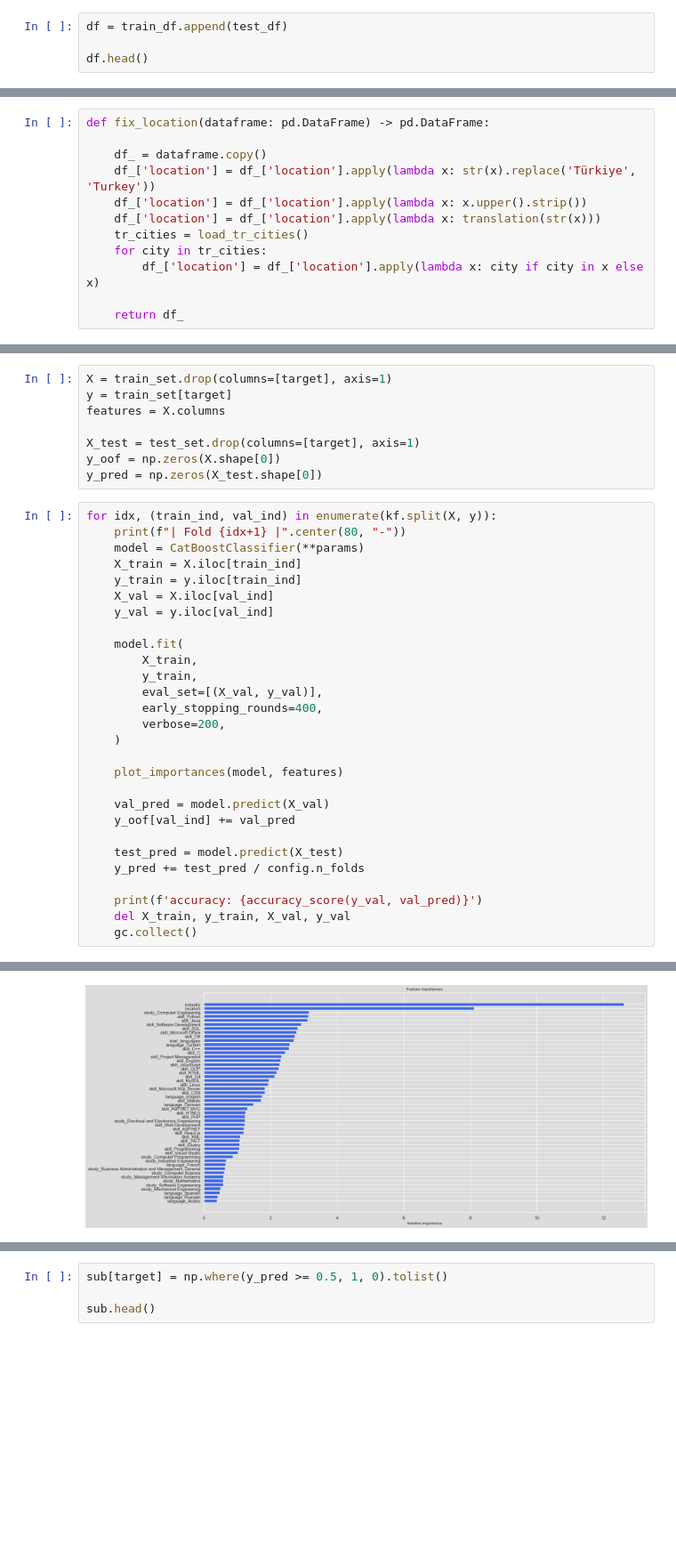
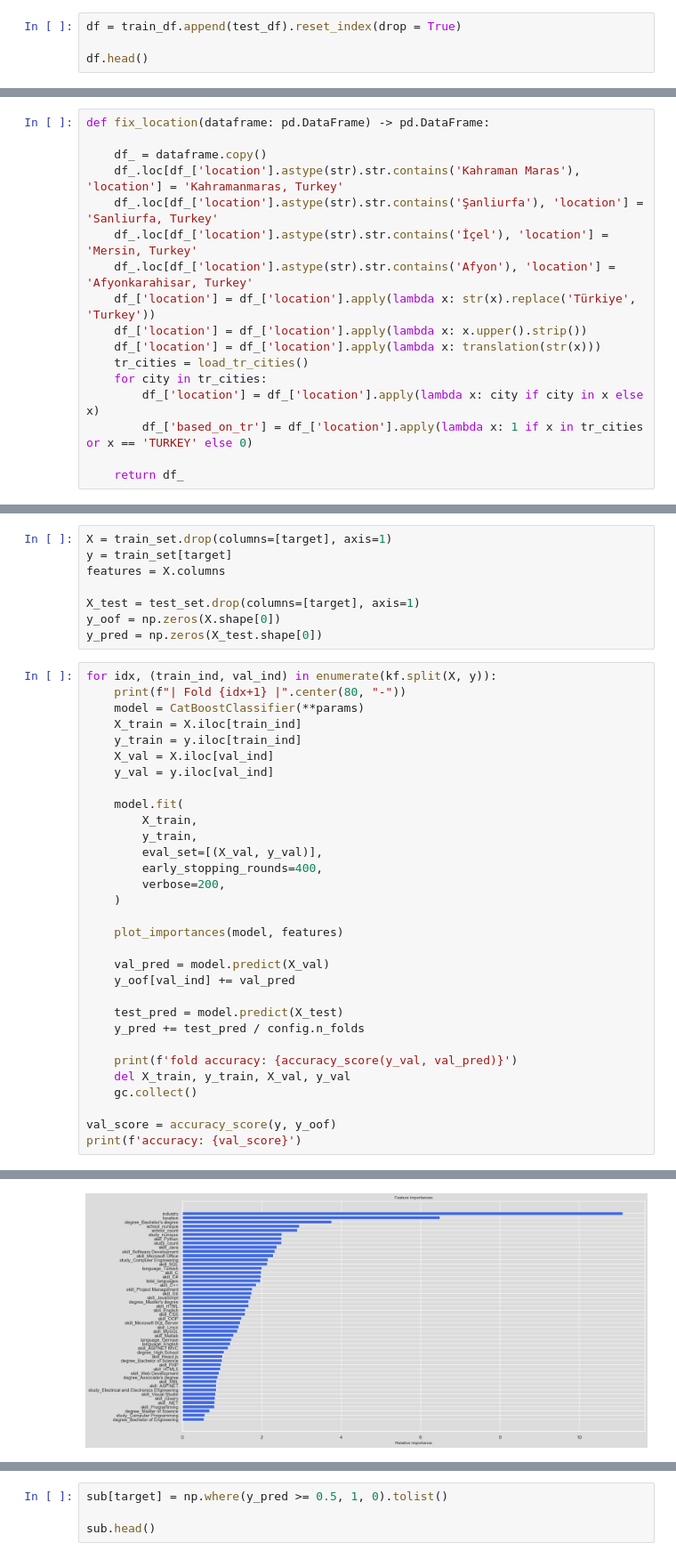
Before and after one commit to sercanyesiloz/Garanti-BBVA-Data-Camp-Coderspace, a Jupyter notebook: FE & Modelling.ipynb, the cells around one changed output, grey strips where cells are left out. Shown at 89% size. Saved outputs shown, nothing was run; the diff lists cells and outputs as text; blank space fills up the shorter version.

Commit message:
best score wo tuning

```diff
--- a/FE & Modelling.ipynb
+++ b/FE & Modelling.ipynb
@@ -33,7 +33,7 @@ print(f'test_df shape: {test_df.shape}')
 train_df shape: (53019, 4)
 test_df shape: (13255, 3)
 # %%
-df = train_df.append(test_df)
+df = train_df.append(test_df).reset_index(drop = True)
 
 df.head()
 # %% [output]
@@ -47,12 +49,17 @@ df.head()
 def fix_location(dataframe: pd.DataFrame) -> pd.DataFrame:
 
     df_ = dataframe.copy()
+    df_.loc[df_['location'].astype(str).str.contains('Kahraman Maras'), 'location'] = 'Kahramanmaras, Turkey'
+    df_.loc[df_['location'].astype(str).str.contains('Şanliurfa'), 'location'] = 'Sanliurfa, Turkey'
+    df_.loc[df_['location'].astype(str).str.contains('İçel'), 'location'] = 'Mersin, Turkey'
+    df_.loc[df_['location'].astype(str).str.contains('Afyon'), 'location'] = 'Afyonkarahisar, Turkey'
     df_['location'] = df_['location'].apply(lambda x: str(x).replace('Türkiye', 'Turkey'))
     df_['location'] = df_['location'].apply(lambda x: x.upper().strip())
     df_['location'] = df_['location'].apply(lambda x: translation(str(x)))
     tr_cities = load_tr_cities()
     for city in tr_cities:
         df_['location'] = df_['location'].apply(lambda x: city if city in x else x)
+        df_['based_on_tr'] = df_['location'].apply(lambda x: 1 if x in tr_cities or x == 'TURKEY' else 0)
 
     return df_
 # %%
@@ -144,9 +151,12 @@ for idx, (train_ind, val_ind) in enumerate(kf.split(X, y)):
     test_pred = model.predict(X_test)
     y_pred += test_pred / config.n_folds
 
-    print(f'accuracy: {accuracy_score(y_val, val_pred)}')
+    print(f'fold accuracy: {accuracy_score(y_val, val_pred)}')
     del X_train, y_train, X_val, y_val
     gc.collect()
+
+val_score = accuracy_score(y, y_oof)
+print(f'accuracy: {val_score}')
 # %% [output]
 -----------------------------------| Fold 1 |-----------------------------------
 Learning rate set to 0.040108
@@ -168 +178 @@ Shrink model to first 4834 iterations.
-[figure, old version]
+[figure, new version]
```
Also changed, not shown: parts of 5 cells of this notebook, 1 other file.
